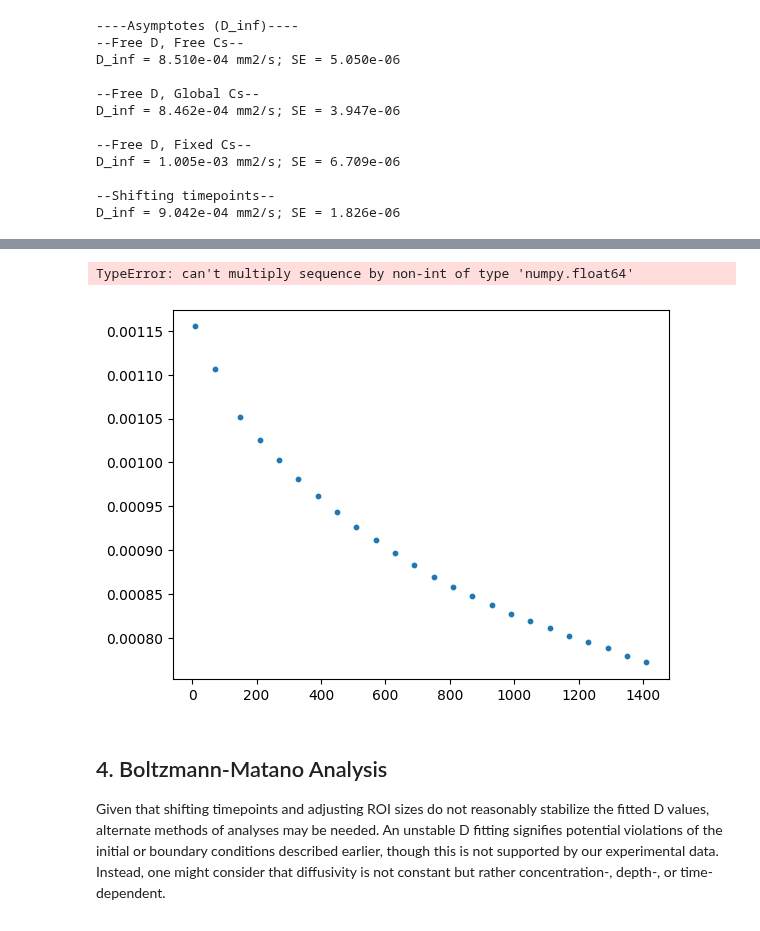
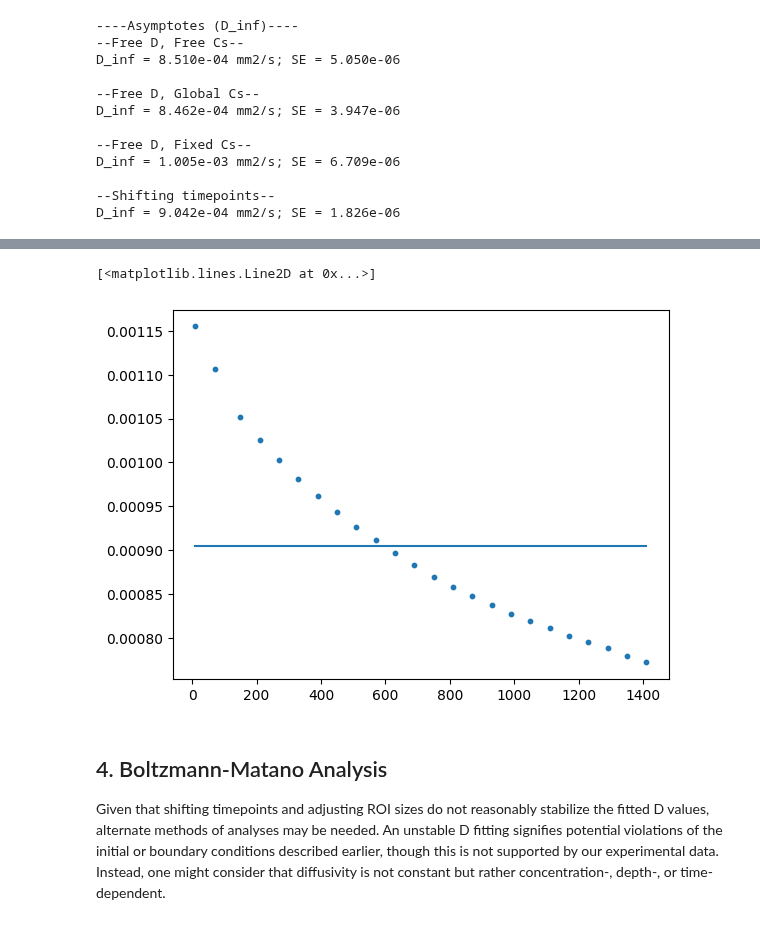
Before and after one commit to isaackh28/diff_tests, a Jupyter notebook: fit_diff.ipynb, the cells around one changed output, grey strips where cells are left out. Cells and saved outputs as stored; diff of their text form; code cells hidden in the pictures.

```diff
--- a/fit_diff.ipynb
+++ b/fit_diff.ipynb
@@ -677,11 +725,13 @@ print(lam)
 200.0
+# %%
+plot_shift = exp_decay(np.asarray(first_time), d_inf, a, lam)
 # %%
 fig, ax = plt.subplots()
 ax.scatter(first_time, varidx_d, s = 10, label = "data")
-ax.plot(first_time, exp_decay(first_time, d_inf, a, lam))
+ax.plot(first_time, plot_shift)
 # %% [output]
-TypeError: can't multiply sequence by non-int of type 'numpy.float64'
+[<matplotlib.lines.Line2D at 0x...>]
-[figure, old version]
+[figure, new version]
 # %% [markdown]
 ## 4. Boltzmann-Matano Analysis
 Given that shifting timepoints and adjusting ROI sizes do not reasonably stabilize the fitted D values, alternate methods of analyses may be needed. An unstable D fitting signifies potential violations of the initial or boundary conditions described earlier, though this is not supported by our experimental data. Instead, one might consider that diffusivity is not constant but rather concentration-, depth-, or time-dependent.
```
Also changed, not shown: parts of 7 cells of this notebook, 15 other files.
